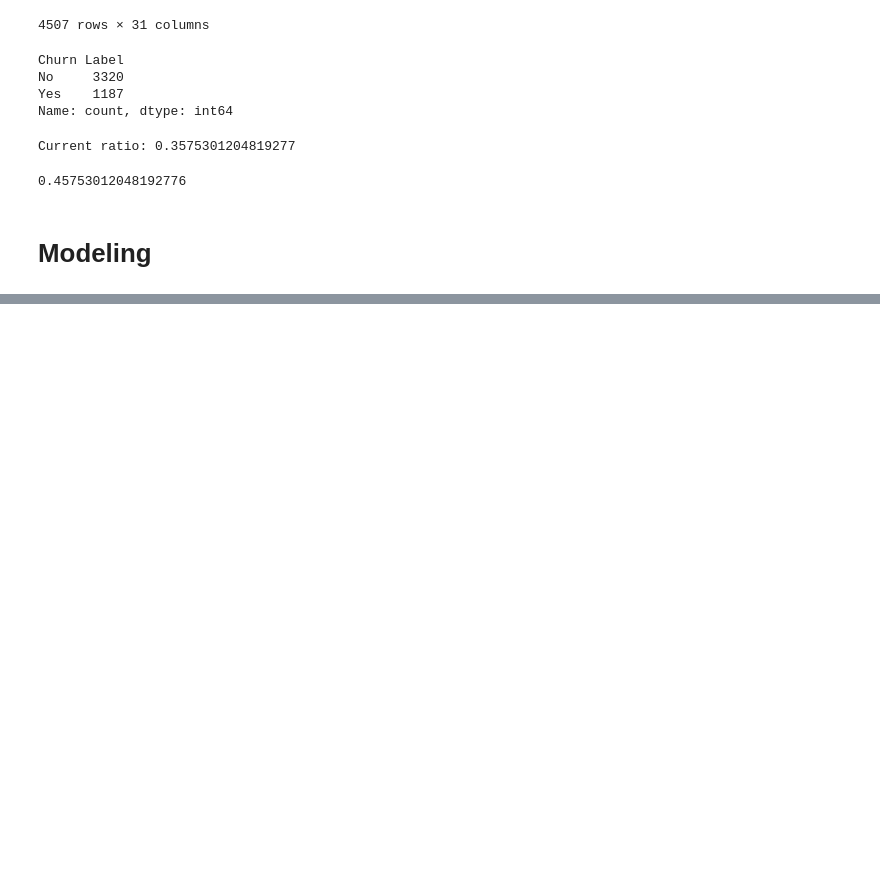
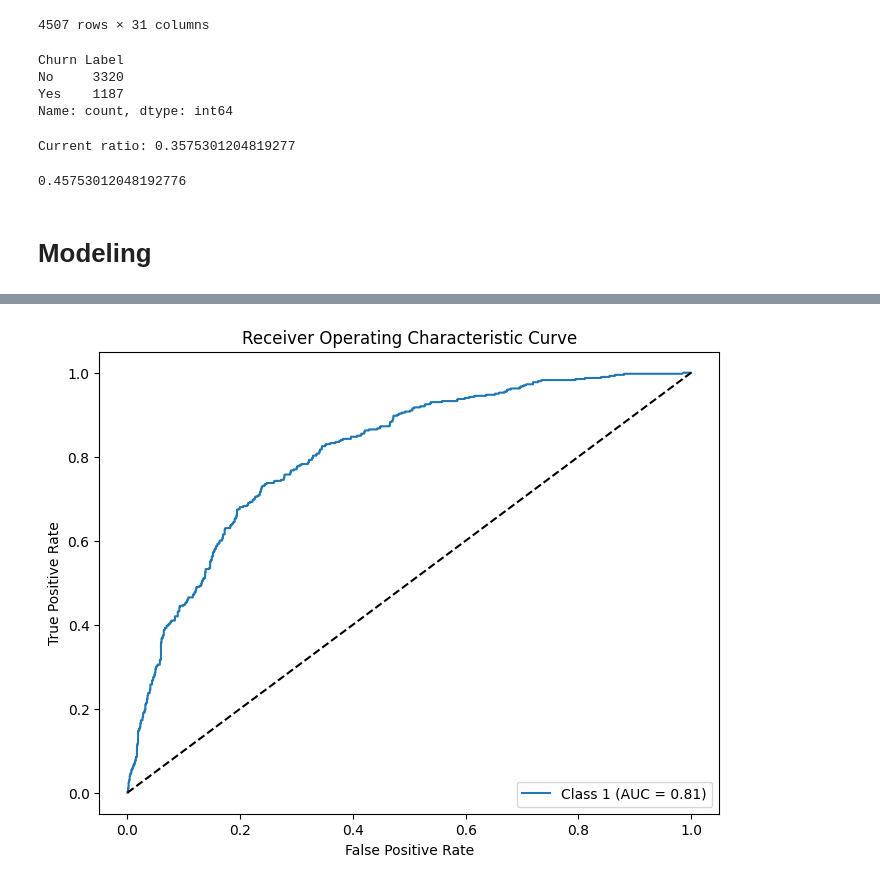
Before and after one commit to sntdshrly/dsw2023, a Jupyter notebook: dsw2023.ipynb, the cells around one changed output, grey strips where cells are left out. Saved outputs shown, nothing was run; the diff lists cells and outputs as text; code cells hidden in the pictures; blank space fills up the shorter version.

```diff
--- a/dsw2023.ipynb
+++ b/dsw2023.ipynb
@@ -554,0 +629,15 @@ X_train_resampled, y_train_resampled = random_under_sampling.fit_resample(X_trai
+# %%
+y_test_binary = y_test.map({'Yes': 1, 'No': 0})
+y_pred_proba = rf_best.predict_proba(X_test_encoded)[:, 1]
+fpr, tpr, _ = roc_curve(y_test_binary, y_pred_proba)
+roc_auc = roc_auc_score(y_test_binary, y_pred_proba)
+plt.figure(figsize=(8, 6))
+plt.plot(fpr, tpr, label='Class 1 (AUC = %0.2f)' % roc_auc)
+plt.plot([0, 1], [0, 1], 'k--')
+plt.xlabel('False Positive Rate')
+plt.ylabel('True Positive Rate')
+plt.title('Receiver Operating Characteristic Curve')
+plt.legend(loc='lower right')
+plt.show()
+# %% [output]
+[figure, added]
```
Also changed, not shown: parts of 13 cells of this notebook.
